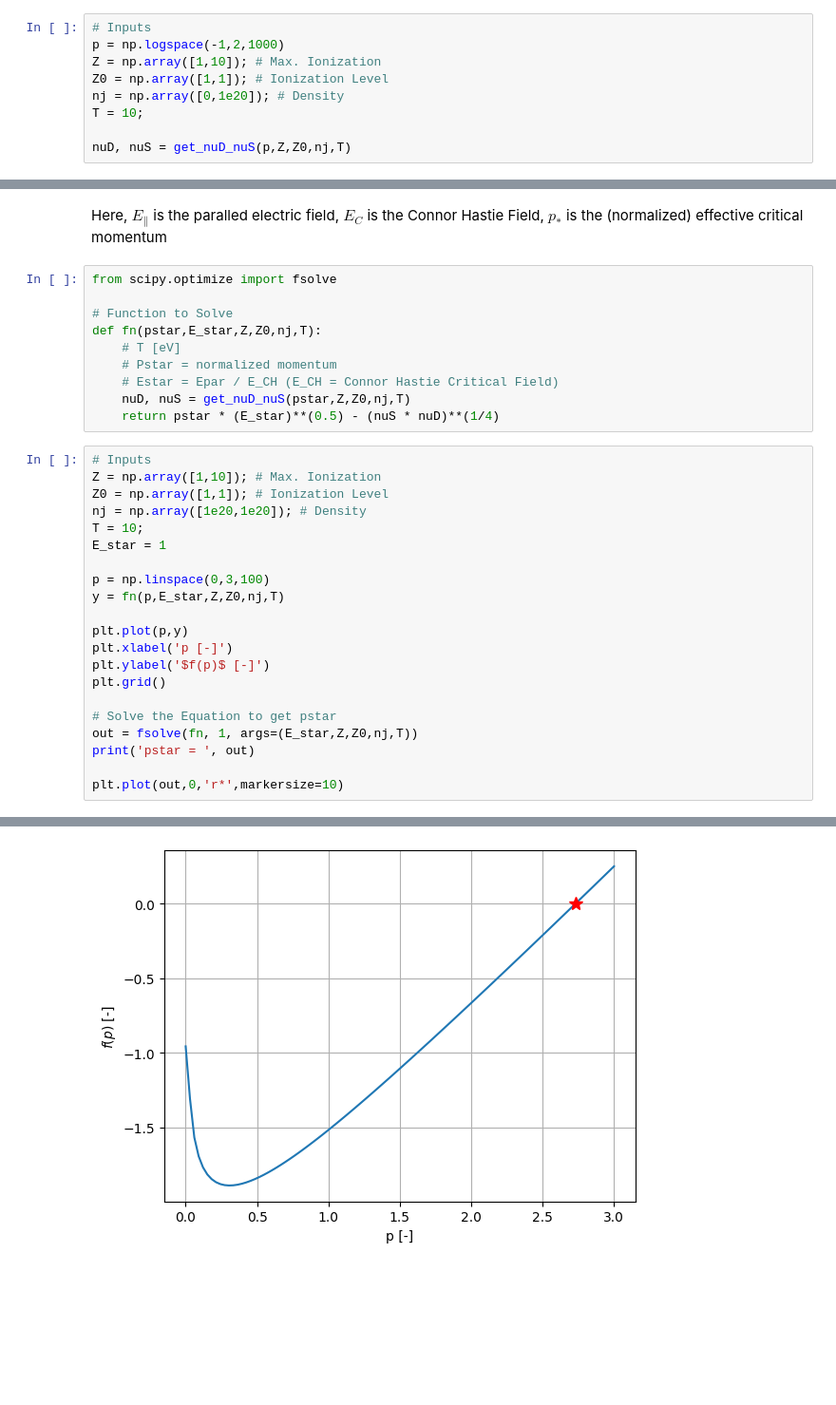
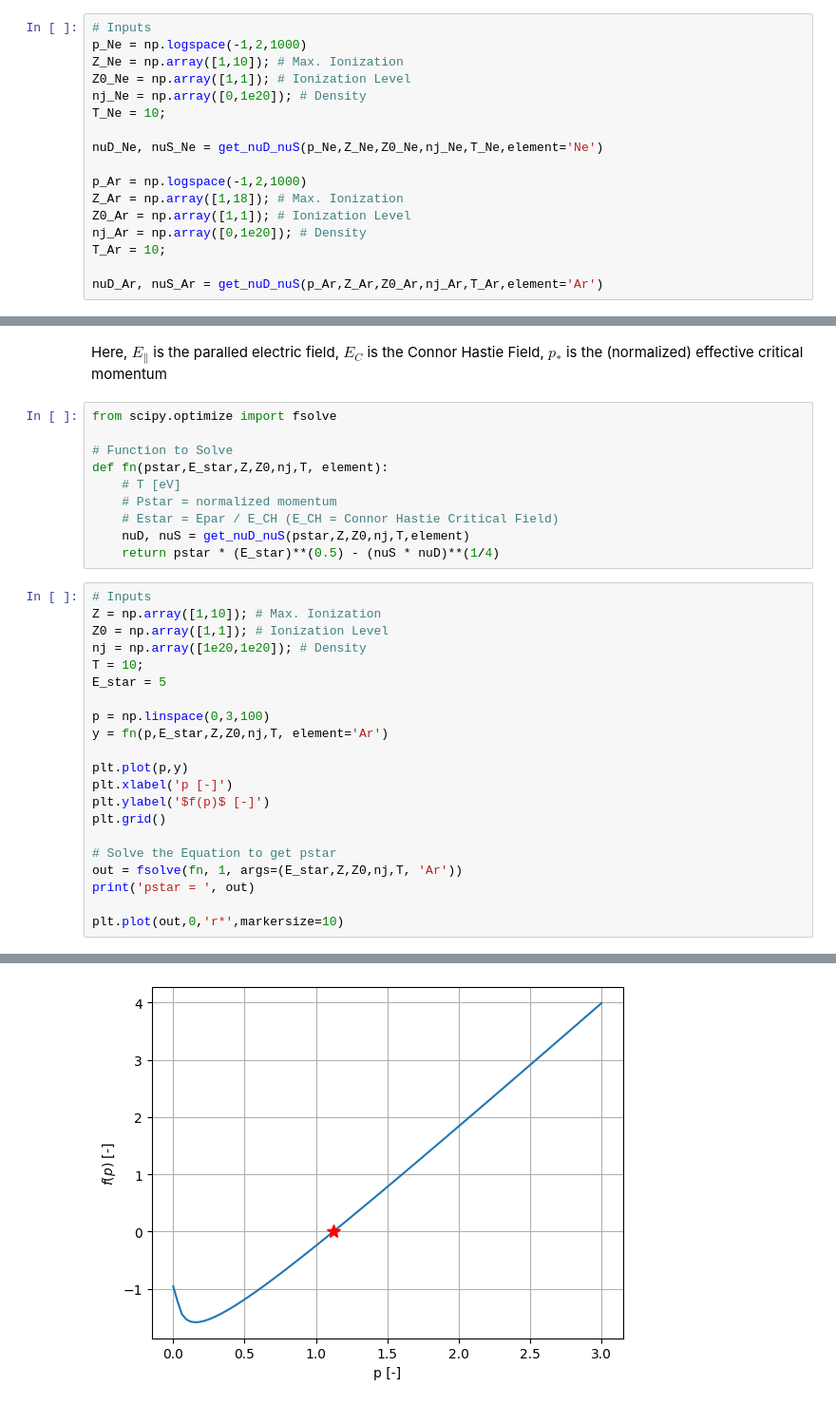
Before and after one commit to ridatta/RE_Solver, a Jupyter notebook: critical_momentum.ipynb, the cells around one changed output, grey strips where cells are left out. Shown at 95% size. Saved outputs shown, nothing was run; the diff lists cells and outputs as text; blank space fills up the shorter version.

```diff
--- a/critical_momentum.ipynb
+++ b/critical_momentum.ipynb
@@ -87,11 +95,19 @@ def get_nuD_nuS(p,Z,Z0,nj,T): # Presently Implemented for Neon
 # Add the function for Argon
 # %%
 # Inputs
-p = np.logspace(-1,2,1000)
-Z = np.array([1,10]); # Max. Ionization
-Z0 = np.array([1,1]); # Ionization Level
-nj = np.array([0,1e20]); # Density
-T = 10;
+p_Ne = np.logspace(-1,2,1000)
+Z_Ne = np.array([1,10]); # Max. Ionization
+Z0_Ne = np.array([1,1]); # Ionization Level
+nj_Ne = np.array([0,1e20]); # Density
+T_Ne = 10;
 
-nuD, nuS = get_nuD_nuS(p,Z,Z0,nj,T)
+nuD_Ne, nuS_Ne = get_nuD_nuS(p_Ne,Z_Ne,Z0_Ne,nj_Ne,T_Ne,element='Ne')
+
+p_Ar = np.logspace(-1,2,1000)
+Z_Ar = np.array([1,18]); # Max. Ionization
+Z0_Ar = np.array([1,1]); # Ionization Level
+nj_Ar = np.array([0,1e20]); # Density
+T_Ar = 10;
+
+nuD_Ar, nuS_Ar = get_nuD_nuS(p_Ar,Z_Ar,Z0_Ar,nj_Ar,T_Ar,element='Ar')
 # %%
@@ -132,11 +157,11 @@ Here, $E_\parallel$ is the paralled electric field, $E_C$ is the Connor Hastie F
 from scipy.optimize import fsolve
 
 # Function to Solve
-def fn(pstar,E_star,Z,Z0,nj,T):
+def fn(pstar,E_star,Z,Z0,nj,T, element):
     # T [eV]
     # Pstar = normalized momentum
     # Estar = Epar / E_CH (E_CH = Connor Hastie Critical Field)
-    nuD, nuS = get_nuD_nuS(pstar,Z,Z0,nj,T)
+    nuD, nuS = get_nuD_nuS(pstar,Z,Z0,nj,T,element)
     return pstar * (E_star)**(0.5) - (nuS * nuD)**(1/4)
 # %%
 # Inputs
@@ -144,10 +169,10 @@ Z = np.array([1,10]); # Max. Ionization
 Z0 = np.array([1,1]); # Ionization Level
 nj = np.array([1e20,1e20]); # Density
 T = 10;
-E_star = 1
+E_star = 5
 
 p = np.linspace(0,3,100)
-y = fn(p,E_star,Z,Z0,nj,T)
+y = fn(p,E_star,Z,Z0,nj,T, element='Ar')
 
 plt.plot(p,y)
 plt.xlabel('p [-]')
@@ -155,7 +180,7 @@ plt.ylabel('$f(p)$ [-]')
 plt.grid()
 
 # Solve the Equation to get pstar
-out = fsolve(fn, 1, args=(E_star,Z,Z0,nj,T))
+out = fsolve(fn, 1, args=(E_star,Z,Z0,nj,T, 'Ar'))
 print('pstar = ', out)
 
 plt.plot(out,0,'r*',markersize=10)
@@ -164,5 +189,5 @@ pstar =  [2.72869228]
 [<matplotlib.lines.Line2D at 0x...>]
-[figure, old version]
+[figure, new version]
 # %%
 # Vary Estar
 
```
Also changed, not shown: parts of 6 cells of this notebook, 3 other files.
